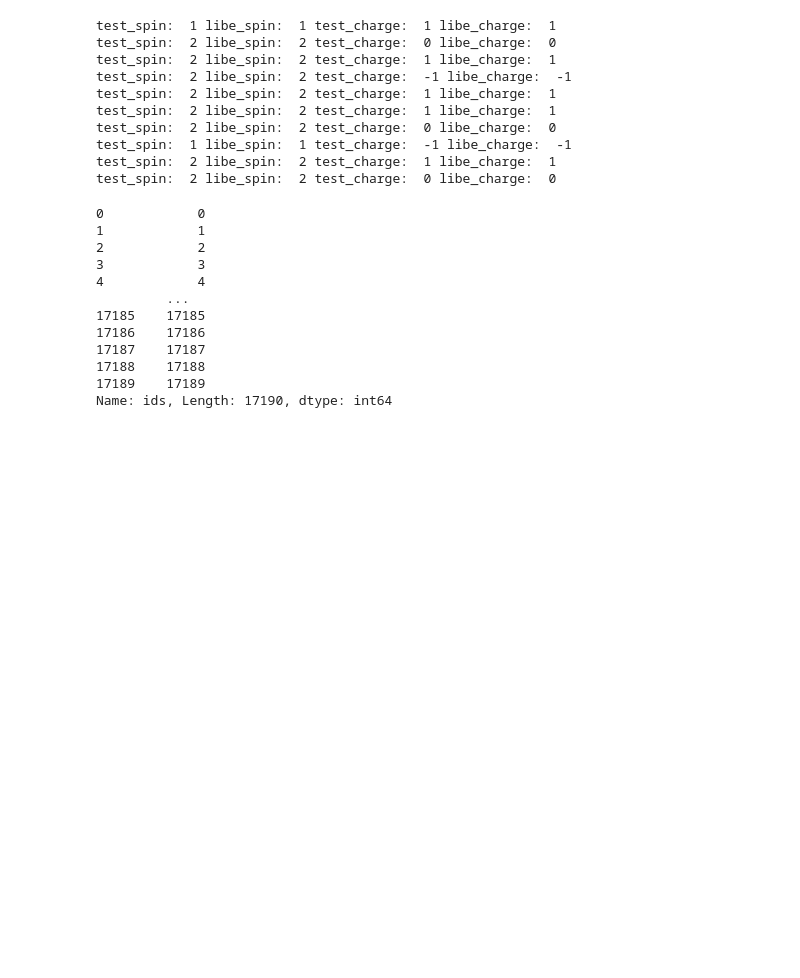
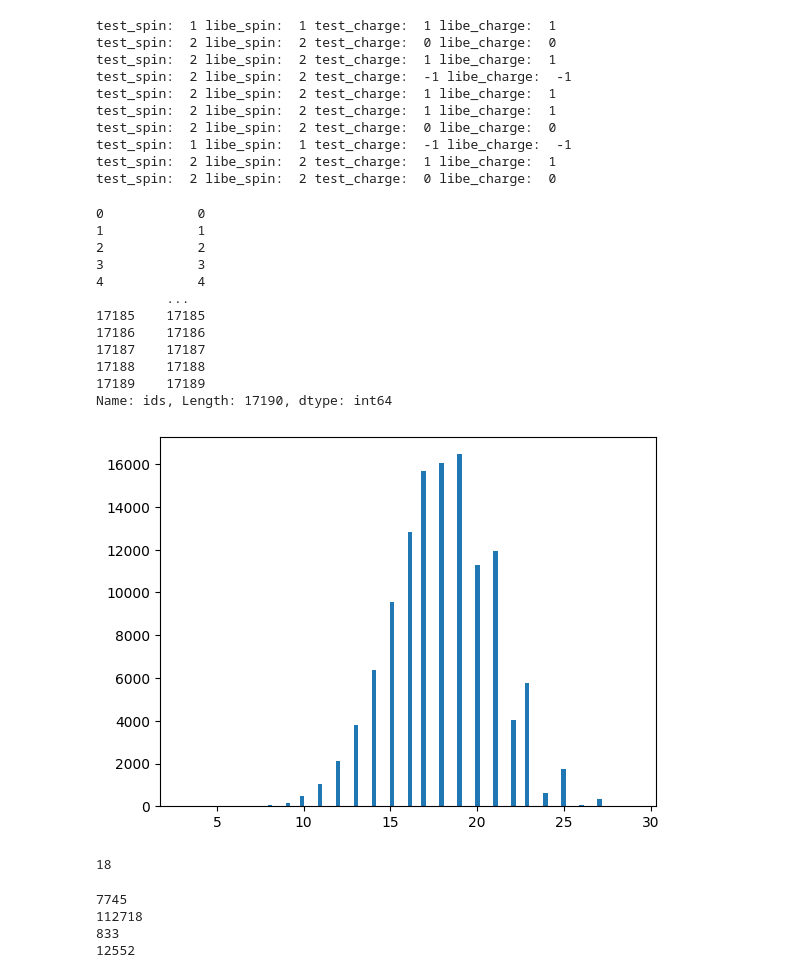
Before and after one commit to santi921/qtaim_generator, a Jupyter notebook: qtaim_gen/notebooks/construct_datasets.ipynb, the cells around one changed output. Drawn from its saved outputs; the diff is of its cells as text; code cells hidden in the pictures; blank space fills up the shorter version.

Commit message:
update for data splits

```diff
--- a/qtaim_gen/notebooks/construct_datasets.ipynb
+++ b/qtaim_gen/notebooks/construct_datasets.ipynb
@@ -347,0 +353,28 @@ Name: ids, Length: 17190, dtype: int64
+# %%
+#file = "../../../qtaim_embed/data/splits_1205/libe_qtaim_1205_labelled.pkl"
+#df_full = pd.read_pickle(file)
+file_train = "../../../qtaim_embed/data/splits_1205/train_qm9_qtaim_1205_labelled.pkl"
+df_train = pd.read_pickle(file_train)
+file_test = "../../../qtaim_embed/data/splits_1205/test_qm9_qtaim_1205_labelled.pkl"
+df_test = pd.read_pickle(file_test)
+# %%
+import numpy as np
+n_atoms = []
+for i in range(len(df_train)):
+    n_atoms.append(len(df_train.iloc[i]["molecule"]))
+
+plt.hist(n_atoms, bins=100)
+plt.show()
+
+# find the number of atoms that splits the data into 50/50
+n_atoms = np.array(n_atoms)
+n_atoms.sort()
+n_atoms = n_atoms[::-1]
+n_atoms_half = n_atoms[len(n_atoms)//2]
+print(n_atoms_half)
+# 10 atoms is the median number of atoms in the libe dataset
+# 16 atoms is the median number of atoms in the qm8 dataset
+# 18 atoms is the median number of atoms in the qm9 dataset
+# %% [output]
+[figure, added]
+18
@@ -347,0 +387,37 @@ Name: ids, Length: 17190, dtype: int64
+# %%
+# libe cutoff was at 6 atoms
+# qm8 cutoff is at 12 atoms
+# qm9 cuttoff is at 13 atoms
+
+# split the data into two groups: n_atoms < 10 and n_atoms >= 10
+df_train_small = df_train[df_train["n_atoms"] <= 13]
+print(len(df_train_small))
+df_train_large = df_train[df_train["n_atoms"] > 13]
+print(len(df_train_large))
+df_test_small = df_test[df_test["n_atoms"] <= 13]
+print(len(df_test_small))
+df_test_large = df_test[df_test["n_atoms"] > 13]
+print(len(df_test_large))
+
+# save the data
+#df_train_small.to_pickle("../../../qtaim_embed/data/splits_1205/train_qm9_1205_small.pkl")
+#df_train_large.to_pickle("../../../qtaim_embed/data/splits_1205/train_qm9_1205_large.pkl")
+#df_test_small.to_pickle("../../../qtaim_embed/data/splits_1205/test_qm9_1205_small.pkl")
+#df_test_large.to_pickle("../../../qtaim_embed/data/splits_1205/test_qm9_1205_large.pkl")
+
+# qm8 splits
+# 2061
+# 17546
+# 251
+# 1927
+
+# qm9 splits
+# 7745
+# 112718
+# 833
+# 12552
+# %% [output]
+7745
+112718
+833
+12552
```
Also changed, not shown: parts of 4 cells of this notebook, 6 other files.
